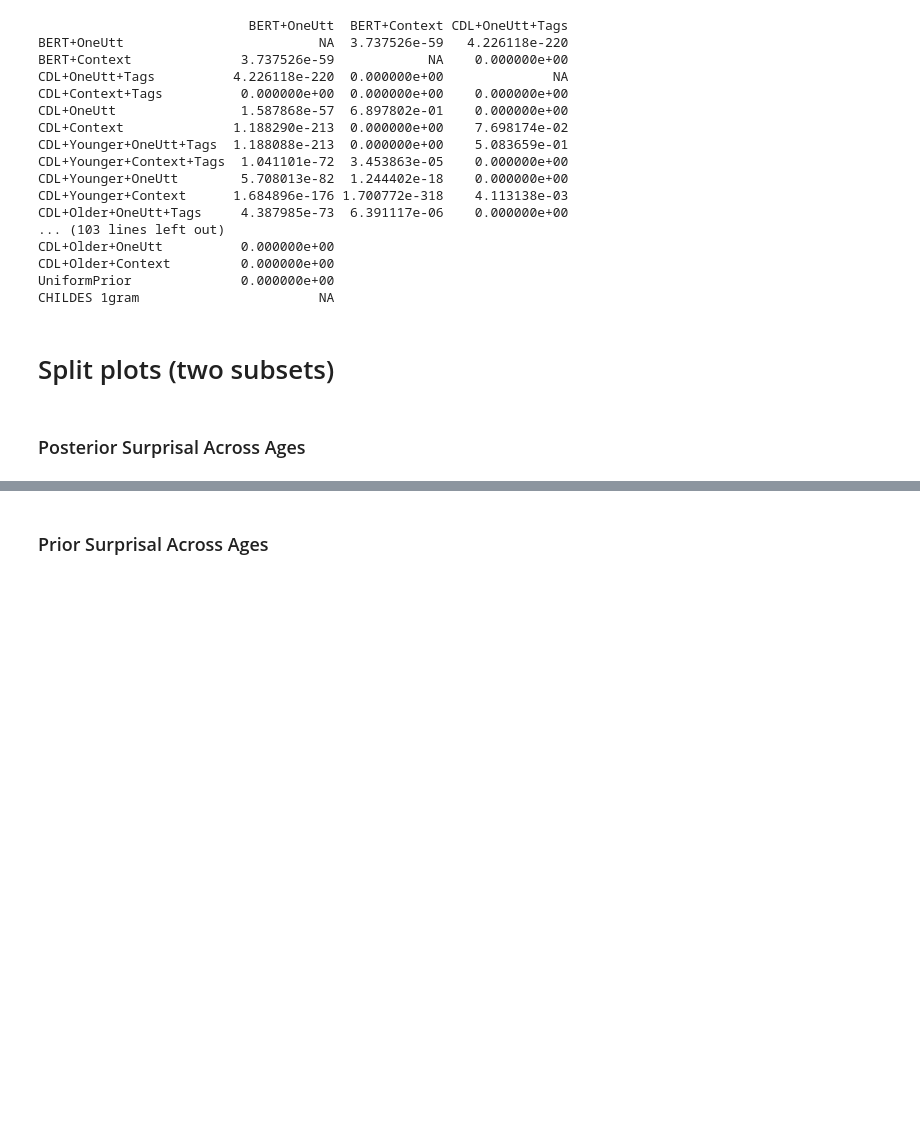
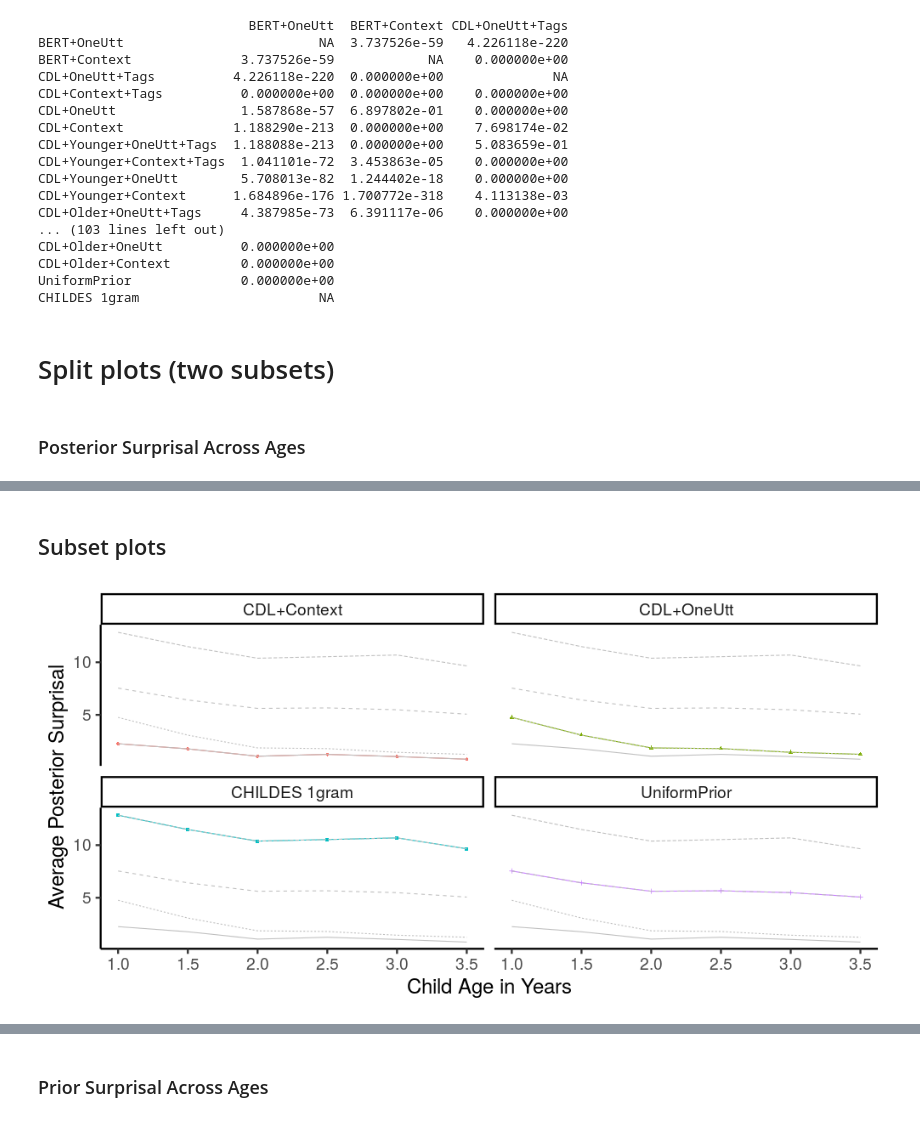
Before and after one commit to smeylan/child-directed-listening, a Jupyter notebook: Models across time analyses.ipynb, the cells around one changed output, grey strips where cells are left out. Drawn from its saved outputs; the diff is of its cells as text; code cells hidden in the pictures; blank space fills up the shorter version.

```diff
--- a/Models across time analyses.ipynb
+++ b/Models across time analyses.ipynb
@@ -313,19 +355,18 @@ splits_tags_set <-  c(
+# %% [markdown]
+## Subset plots
 # %%
-%%R
-plot_subset_surprisal_posteriors = function(raw_mean_surprisal_by_age, this_model_names_list){
+%%R -w 1000 -h 500
 
-    print('here 1')
-    mean_surprisal_by_age <- filter_model_subset(raw_mean_surprisal_by_age, this_model_names_list)
+overview_mean_surprisal_by_age <- filter_model_subset(mean_surprisal_by_age, overview_set)
 
-    print('here 2')
-    mean_surprisal_for_gray = do.call('rbind', lapply(unique(mean_surprisal_by_age$model), function(model){ get_ref_df(model, mean_surprisal_by_age)}))
+overview_mean_surprisal_for_gray = do.call('rbind', lapply(unique(overview_mean_surprisal_by_age$model), function(model){ get_ref_df(model, overview_mean_surprisal_by_age)}))
 
-    print('here 3')
-    ggplot(mean_surprisal_by_age) + geom_point(aes(x=age, y=posterior_surprisal_mean, color=model,
-        shape = model)) + geom_line(aes(x=age, y=posterior_surprisal_mean, color=model)
-        ) + geom_errorbar(aes(x=age, ymin=posterior_surprisal_mean - .5*posterior_surprisal_sem,
-        ymax=posterior_surprisal_mean + .5*posterior_surprisal_sem, color=model ), width=0) + theme_classic(
-        base_size = 24) + ylab('Average Posterior Surprisal') + xlab('Child Age in Years') +
-        facet_wrap(~model) + geom_line(data=mean_surprisal_for_gray, aes(x=age,y=posterior_surprisal_mean, linetype = line_model),colour='gray', alpha=1) +
-        theme(legend.position='none')
-}
+ggplot(overview_mean_surprisal_by_age) + geom_point(aes(x=age, y=posterior_surprisal_mean, color=model,
+    shape = model)) + geom_line(aes(x=age, y=posterior_surprisal_mean, color=model)
+    ) + geom_errorbar(aes(x=age, ymin=posterior_surprisal_mean - .5*posterior_surprisal_sem,
+    ymax=posterior_surprisal_mean + .5*posterior_surprisal_sem, color=model ), width=0) + theme_classic(
+    base_size = 24) + ylab('Average Posterior Surprisal') + xlab('Child Age in Years') +
+    facet_wrap(~model) + geom_line(data=overview_mean_surprisal_for_gray, aes(x=age,y=posterior_surprisal_mean, linetype = line_model),colour='gray', alpha=1) +
+    theme(legend.position='none')
+# %% [output]
+[figure, added]
```
Also changed, not shown: parts of 11 cells of this notebook.
